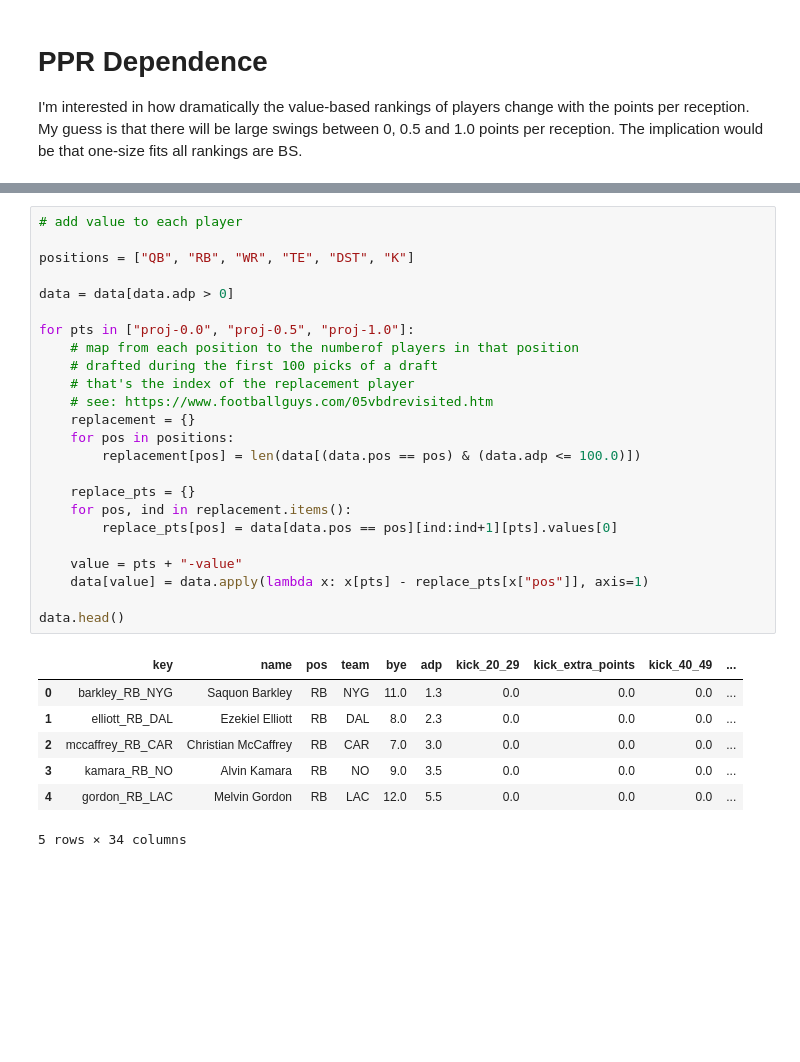
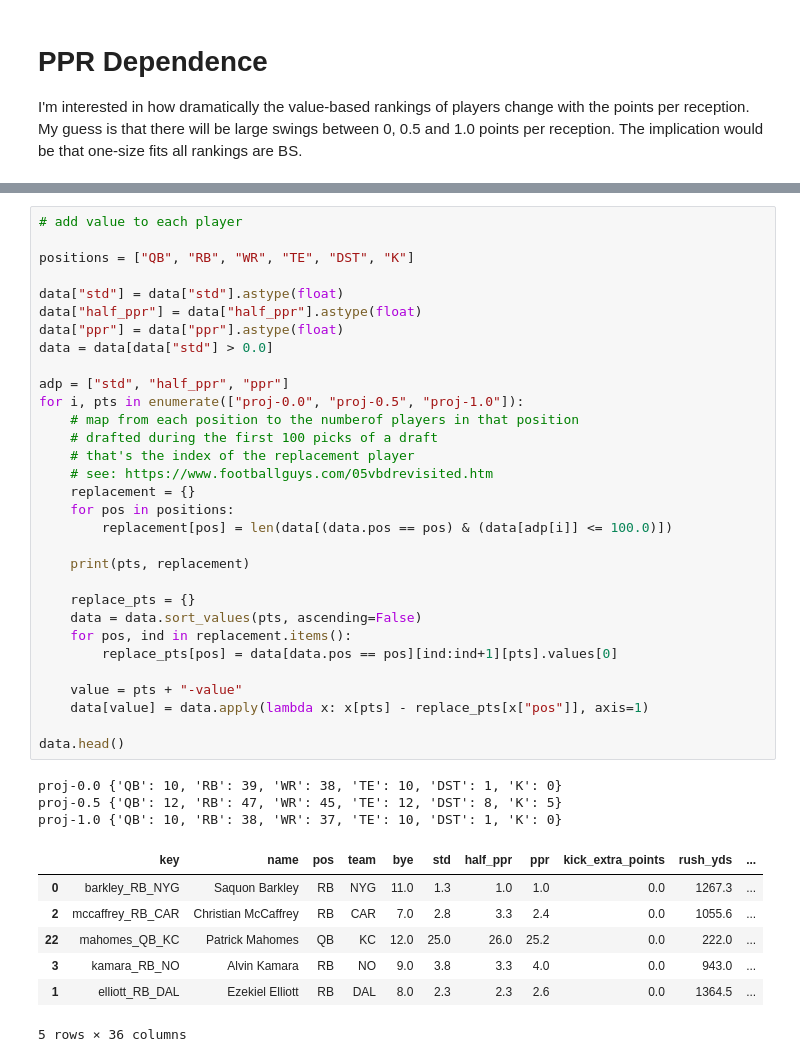
Before and after one commit to jjti/ff, a Jupyter notebook: model/src/notebooks/2019-PPR-Dependence.ipynb, the cells around one changed output, grey strips where cells are left out. Saved outputs shown, nothing was run; the diff lists cells and outputs as text; blank space fills up the shorter version.

```diff
--- a/model/src/notebooks/2019-PPR-Dependence.ipynb
+++ b/model/src/notebooks/2019-PPR-Dependence.ipynb
@@ -67,33 +67,43 @@ data.head()
 # %%
 # add value to each player
 
 positions = ["QB", "RB", "WR", "TE", "DST", "K"]
 
-data = data[data.adp > 0]
+data["std"] = data["std"].astype(float)
+data["half_ppr"] = data["half_ppr"].astype(float)
+data["ppr"] = data["ppr"].astype(float)
+data = data[data["std"] > 0.0]
 
-for pts in ["proj-0.0", "proj-0.5", "proj-1.0"]:
+adp = ["std", "half_ppr", "ppr"]
+for i, pts in enumerate(["proj-0.0", "proj-0.5", "proj-1.0"]):
     # map from each position to the numberof players in that position
     # drafted during the first 100 picks of a draft
     # that's the index of the replacement player
     # see: https://www.footballguys.com/05vbdrevisited.htm
     replacement = {}
     for pos in positions:
-        replacement[pos] = len(data[(data.pos == pos) & (data.adp <= 100.0)])
+        replacement[pos] = len(data[(data.pos == pos) & (data[adp[i]] <= 100.0)])
+
+    print(pts, replacement)
 
     replace_pts = {}
+    data = data.sort_values(pts, ascending=False)
     for pos, ind in replacement.items():
         replace_pts[pos] = data[data.pos == pos][ind:ind+1][pts].values[0]
 
     value = pts + "-value"
     data[value] = data.apply(lambda x: x[pts] - replace_pts[x["pos"]], axis=1)
 
 data.head()
 # %% [output]
+proj-0.0 {'QB': 10, 'RB': 39, 'WR': 38, 'TE': 10, 'DST': 1, 'K': 0}
+proj-0.5 {'QB': 12, 'RB': 47, 'WR': 45, 'TE': 12, 'DST': 8, 'K': 5}
+proj-1.0 {'QB': 10, 'RB': 38, 'WR': 37, 'TE': 10, 'DST': 1, 'K': 0}
-|  | key | name | pos | team | bye | adp | kick_20_29 | kick_extra_points | kick_40_49 | ... |
-| 0 | barkley_RB_NYG | Saquon Barkley | RB | NYG | 11.0 | 1.3 | 0.0 | 0.0 | 0.0 | ... |
-| 1 | elliott_RB_DAL | Ezekiel Elliott | RB | DAL | 8.0 | 2.3 | 0.0 | 0.0 | 0.0 | ... |
-| 2 | mccaffrey_RB_CAR | Christian McCaffrey | RB | CAR | 7.0 | 3.0 | 0.0 | 0.0 | 0.0 | ... |
-| 3 | kamara_RB_NO | Alvin Kamara | RB | NO | 9.0 | 3.5 | 0.0 | 0.0 | 0.0 | ... |
-| 4 | gordon_RB_LAC | Melvin Gordon | RB | LAC | 12.0 | 5.5 | 0.0 | 0.0 | 0.0 | ... |
+|  | key | name | pos | team | bye | std | half_ppr | ppr | kick_extra_points | rush_yds | ... |
+| 0 | barkley_RB_NYG | Saquon Barkley | RB | NYG | 11.0 | 1.3 | 1.0 | 1.0 | 0.0 | 1267.3 | ... |
+| 2 | mccaffrey_RB_CAR | Christian McCaffrey | RB | CAR | 7.0 | 2.8 | 3.3 | 2.4 | 0.0 | 1055.6 | ... |
+| 22 | mahomes_QB_KC | Patrick Mahomes | QB | KC | 12.0 | 25.0 | 26.0 | 25.2 | 0.0 | 222.0 | ... |
+| 3 | kamara_RB_NO | Alvin Kamara | RB | NO | 9.0 | 3.8 | 3.3 | 4.0 | 0.0 | 943.0 | ... |
+| 1 | elliott_RB_DAL | Ezekiel Elliott | RB | DAL | 8.0 | 2.3 | 2.3 | 2.6 | 0.0 | 1364.5 | ... |
-5 rows × 34 columns
+5 rows × 36 columns
 # %%
```
Also changed, not shown: parts of 3 cells of this notebook, 15 other files.
